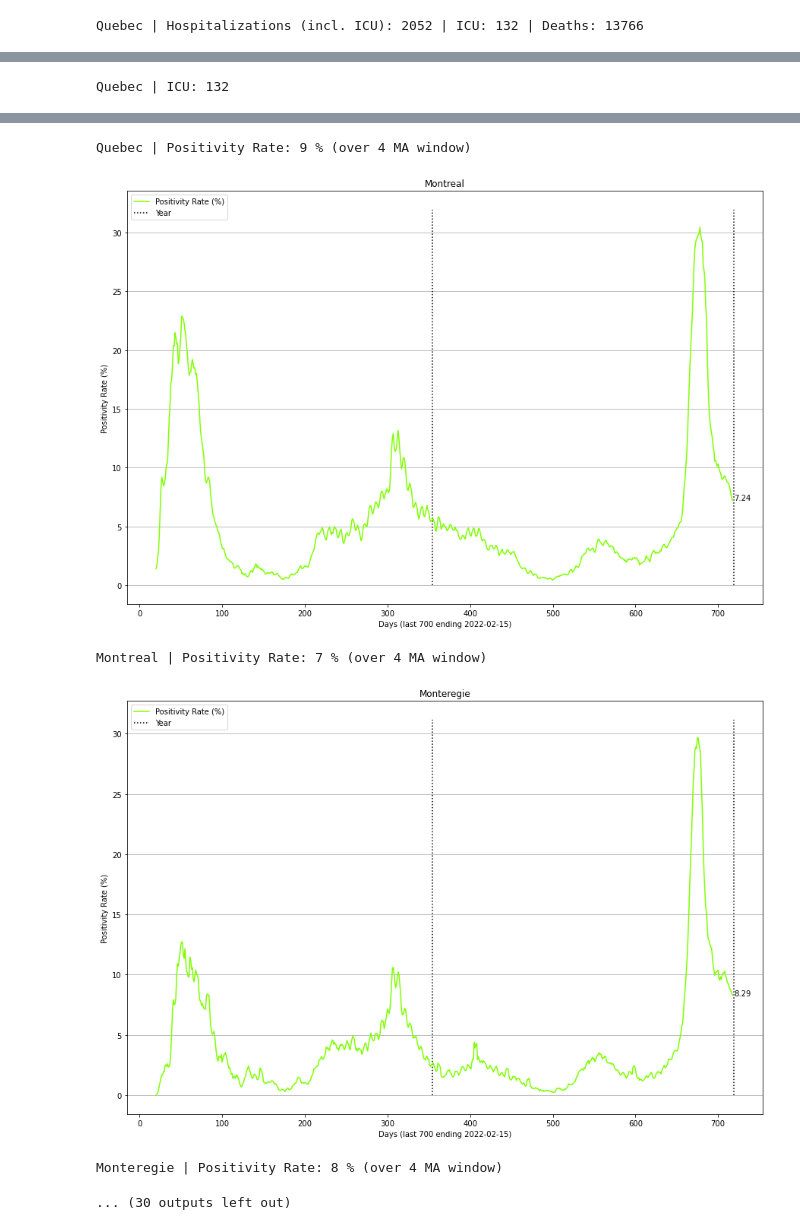
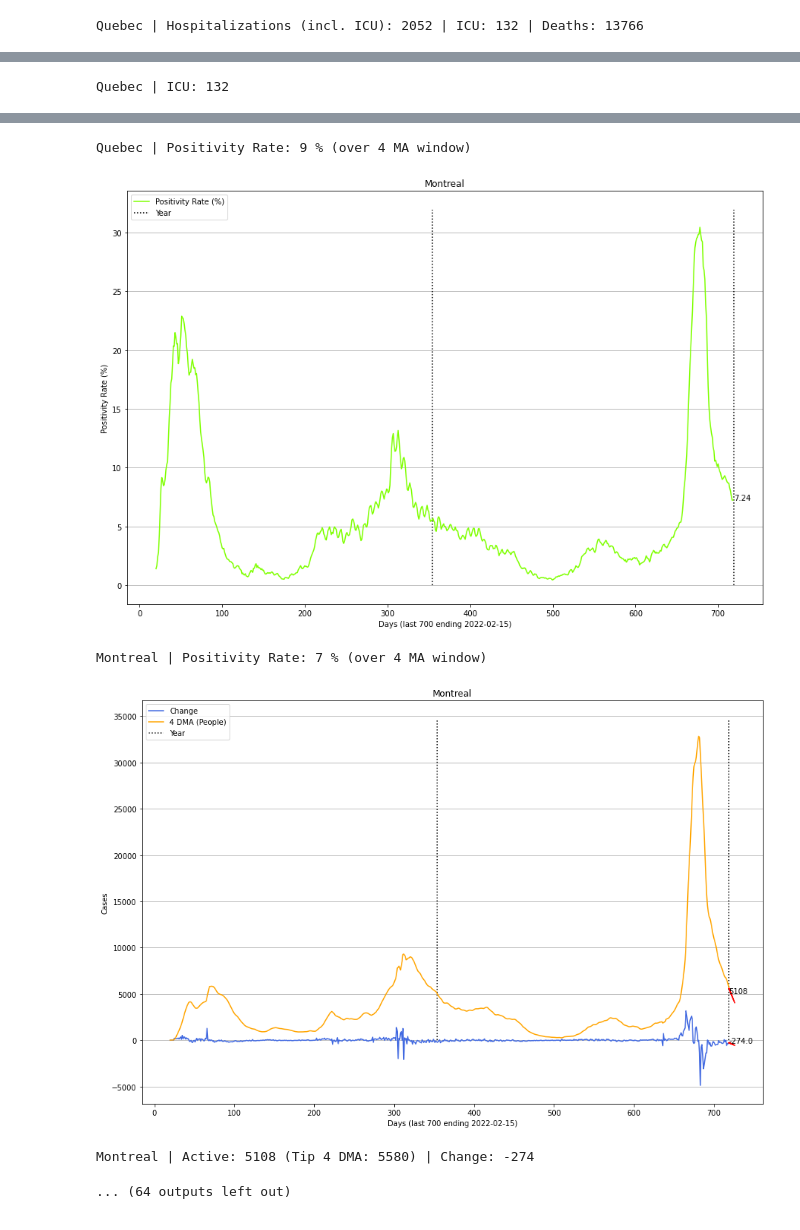
Before and after one commit to michaelsanford/covid-chart-qc, a Jupyter notebook: covid-explorer-quebec.ipynb, the cells around one changed output, grey strips where cells are left out. Drawn from its saved outputs; the diff is of its cells as text; code cells hidden in the pictures.

```diff
--- a/covid-explorer-quebec.ipynb
+++ b/covid-explorer-quebec.ipynb
@@ -243,25 +243,26 @@ def extrapolate(count, feature, df, plt):
 # %%
 qcdf = get()
 
 plot(df=qcdf, Region="Quebec", Hospitalizations=True, ICU=True, Extrapolate=True)
 plot(df=qcdf, Region="Quebec", Deaths=True, Hospitalizations=True, ICU=True, Extrapolate=True)
 plot(df=qcdf, Region="Quebec", ICU=True, Extrapolate=True)
 plot(df=qcdf, Region="Quebec", Positivity=True, Extrapolate=True)
 
 for r in REGIONS:
     df = get(r)
     plot(df=df, Region=r, Positivity=True, Change=False, MA=False, New=False, Extrapolate=False, Vaccinations=False)
+    plot(df=df, Region=r, Change=True, MA=True, New=False, Extrapolate=True)
 # %% [output]
 [figure]
 Quebec | Hospitalizations (incl. ICU): 2052 | ICU: 132
 [figure]
 Quebec | Hospitalizations (incl. ICU): 2052 | ICU: 132 | Deaths: 13766
 [figure]
 Quebec | ICU: 132
 [figure]
 Quebec | Positivity Rate: 9 % (over 4 MA window)
 [figure]
 Montreal | Positivity Rate: 7 % (over 4 MA window)
-[figure, old version]
+[figure, new version]
-Monteregie | Positivity Rate: 8 % (over 4 MA window)
+Montreal | Active: 5108 (Tip 4 DMA: 5580) | Change: -274
-... (30 outputs left out)
+... (64 outputs left out)
```
Also changed, not shown: parts of 2 cells of this notebook.
